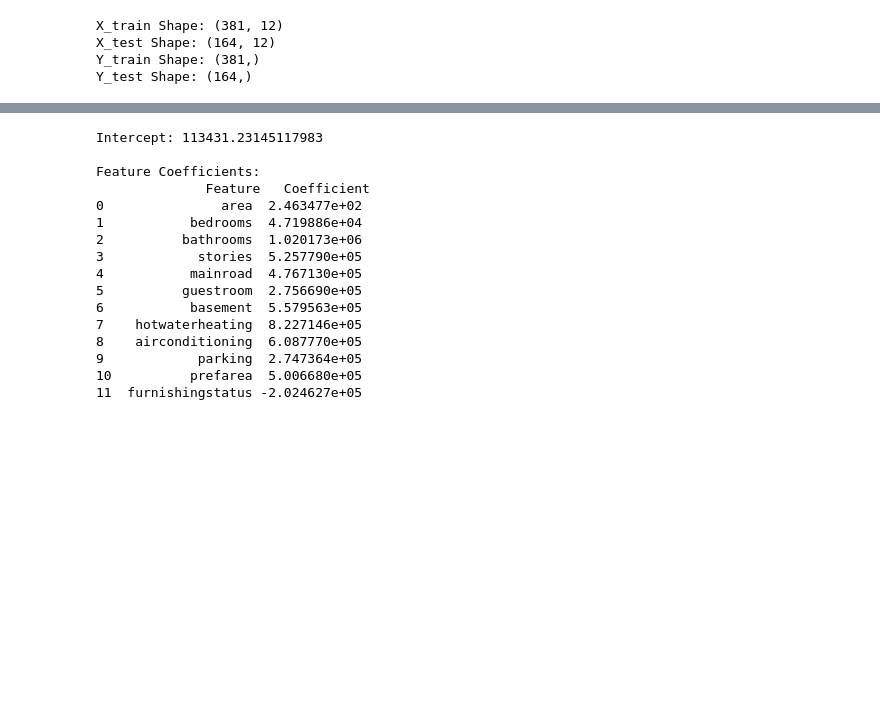
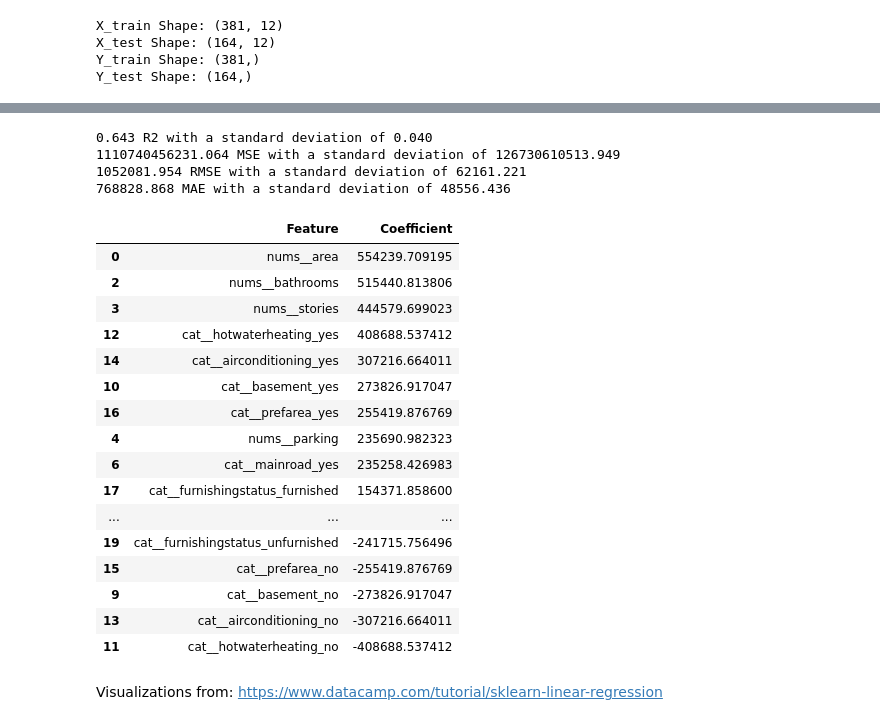
Before and after one commit to JherrerasPY/Project-001_House-Price-Prediction_Easy, a Jupyter notebook: house-price.ipynb, the cells around one changed output, grey strips where cells are left out. Saved outputs shown, nothing was run; the diff lists cells and outputs as text; code cells hidden in the pictures; blank space fills up the shorter version.

```diff
--- a/house-price.ipynb
+++ b/house-price.ipynb
@@ -466,24 +476,47 @@ Root mean squared error: 1172744.5560
+# %%
+print("%0.3f R2 with a standard deviation of %0.3f" % (LR_scores.mean(), LR_scores.std()))
+print("%0.3f MSE with a standard deviation of %0.3f" % (LR_MSES.mean()*-1, LR_MSES.std()))
+print("%0.3f RMSE with a standard deviation of %0.3f" % (LR_RMSES.mean()*-1, LR_RMSES.std()))
+print("%0.3f MAE with a standard deviation of %0.3f" % (LR_MAES.mean()*-1, LR_MAES.std()))
+# %% [output]
+0.643 R2 with a standard deviation of 0.040
+1110740456231.064 MSE with a standard deviation of 126730610513.949
+1052081.954 RMSE with a standard deviation of 62161.221
+768828.868 MAE with a standard deviation of 48556.436
+# %%
+coefs = LR_pipeline.named_steps["model"].coef_.ravel()
+feature_names = LR_pipeline.named_steps["preprocess"].get_feature_names_out()
+
+coef_df = pd.DataFrame({
+    "Feature": feature_names,
+    "Coefficient": coefs
+}).sort_values("Coefficient", ascending=False)
+
+coef_df.head(20)
+# %% [output]
+|  | Feature | Coefficient |
+| 0 | nums__area | 554239.709195 |
+| 2 | nums__bathrooms | 515440.813806 |
+| 3 | nums__stories | 444579.699023 |
+| 12 | cat__hotwaterheating_yes | 408688.537412 |
+| 14 | cat__airconditioning_yes | 307216.664011 |
+| 10 | cat__basement_yes | 273826.917047 |
+| 16 | cat__prefarea_yes | 255419.876769 |
+| 4 | nums__parking | 235690.982323 |
+| 6 | cat__mainroad_yes | 235258.426983 |
+| 17 | cat__furnishingstatus_furnished | 154371.858600 |
+| ... | ... | ... |
+| 19 | cat__furnishingstatus_unfurnished | -241715.756496 |
+| 15 | cat__prefarea_no | -255419.876769 |
+| 9 | cat__basement_no | -273826.917047 |
+| 13 | cat__airconditioning_no | -307216.664011 |
+| 11 | cat__hotwaterheating_no | -408688.537412 |
+# %% [markdown]
+Visualizations from: https://www.datacamp.com/tutorial/sklearn-linear-regression
 # %%
-print("Intercept:", linear_model.intercept_)
+coefs = LR_pipeline.named_steps["model"].coef_.ravel()
 
+feature_names = LR_pipeline.named_steps["preprocess"].get_feature_names_out()
 
-coef_df = pd.DataFrame({"Feature": X.columns, "Coefficient": linear_model.coef_})
-print("\nFeature Coefficients:\n", coeff_df)
+coef_df = pd.DataFrame({"Feature": feature_names, "Coefficient": coefs})
-# %% [output]
-Intercept: 113431.23145117983
-
-Feature Coefficients:
-              Feature   Coefficient
-0               area  2.463477e+02
-1           bedrooms  4.719886e+04
-2          bathrooms  1.020173e+06
-3            stories  5.257790e+05
-4           mainroad  4.767130e+05
-5          guestroom  2.756690e+05
-6           basement  5.579563e+05
-7    hotwaterheating  8.227146e+05
-8    airconditioning  6.087770e+05
-9            parking  2.747364e+05
-10          prefarea  5.006680e+05
-11  furnishingstatus -2.024627e+05
 # %%
```
Also changed, not shown: parts of 39 cells of this notebook.
